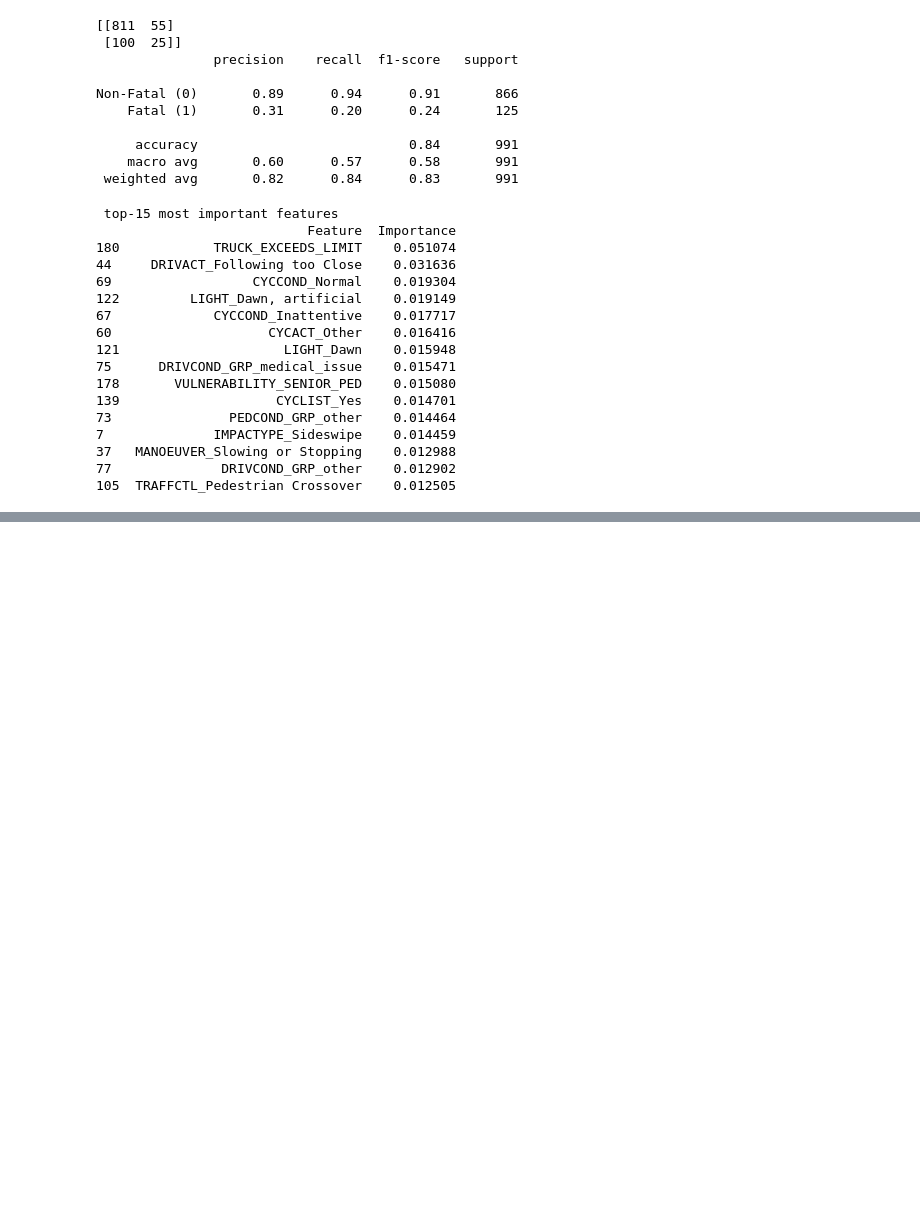
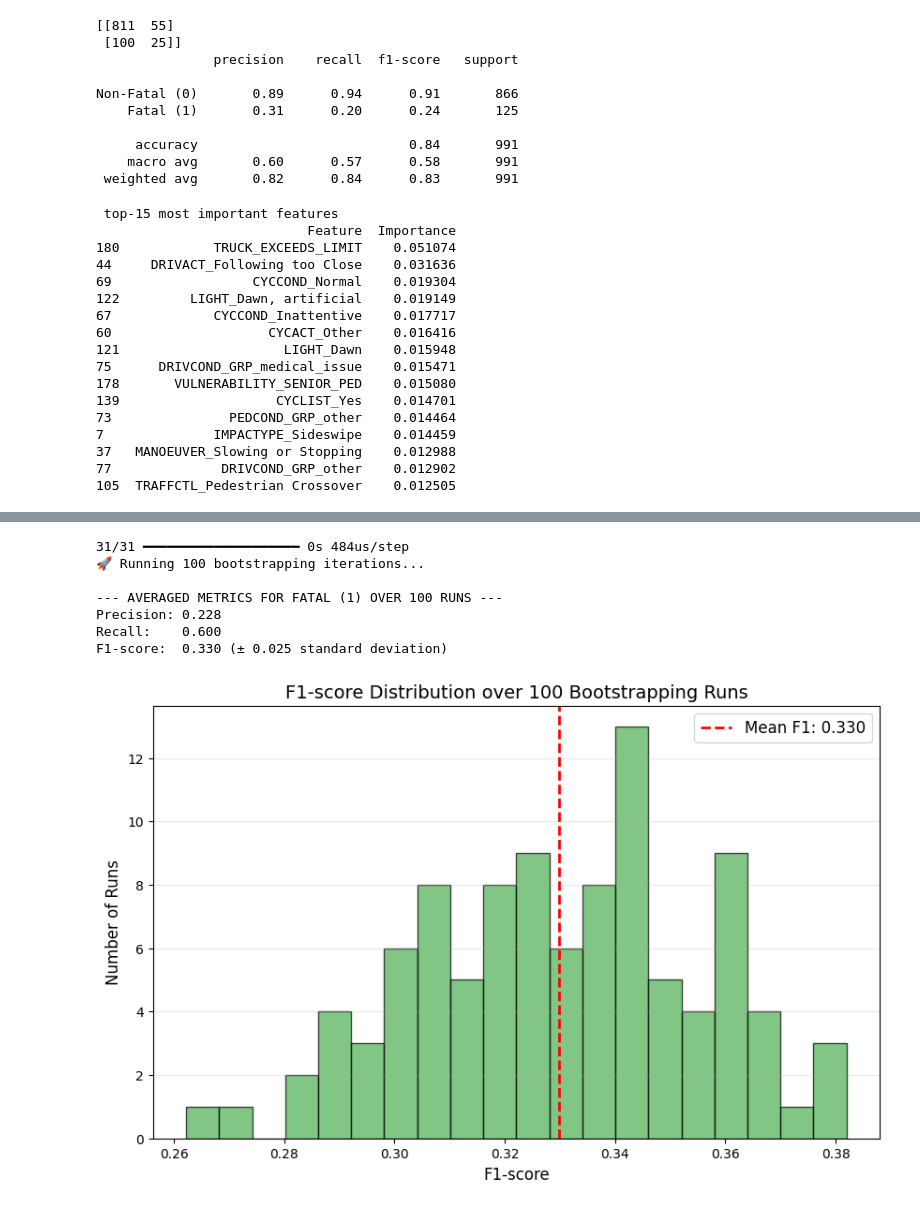
Before and after one commit to balabiberry/toronto_car-crash, a Jupyter notebook: main_new.ipynb, the cells around one changed output, grey strips where cells are left out. Saved outputs shown, nothing was run; the diff lists cells and outputs as text; code cells hidden in the pictures; blank space fills up the shorter version.

```diff
--- a/main_new.ipynb
+++ b/main_new.ipynb
@@ -423,7 +423,7 @@ model_top = Sequential([
 
     Dense(64, activation='swish'),
     BatchNormalization(),
-    Dropout(0.1),
+    Dropout(0.2),
 
     Dense(32, activation='gelu'),
     BatchNormalization(),
@@ -434,17 +434,17 @@ model_top = Sequential([
 ])
 
 model_top.compile(optimizer='adam', loss='binary_crossentropy', metrics=['accuracy'])
-early_stop = EarlyStopping(patience=3, restore_best_weights=True)
+#early_stop = EarlyStopping(patience=7, restore_best_weights=True)
 
-class_weight = {0: 1, 1: 3}
+class_weight = {0: 1, 1: 6}
 
 history_top = model_top.fit(
     X_train_top, y_train_final,
     epochs=50,
-    batch_size=56,
+    batch_size=32,
     validation_split=0.2,
     class_weight=class_weight,
-    callbacks=[early_stop],
+    #callbacks=[early_stop],
     verbose=1
 )
 # %% [output]
@@ -499,0 +503,64 @@ Non-Fatal (0)       0.92      0.80      0.85       866
+# %%
+import numpy as np
+import matplotlib.pyplot as plt
+from sklearn.utils import resample
+from sklearn.metrics import precision_recall_fscore_support
+
+n_iterations = 100
+
+precisions_fatal = []
+recalls_fatal = []
+f1s_fatal = []
+
+y_pred_probs_top = model_top.predict(X_test_top)
+y_pred_top = (y_pred_probs_top > best_threshold).astype(int)
+
+print(f"🚀 Running {n_iterations} bootstrapping iterations...\n")
+
+for i in range(n_iterations):
+    y_test_boot, y_pred_boot = resample(
+        y_test_final, y_pred_top, random_state=i
+    )
+
+    p, r, f, _ = precision_recall_fscore_support(
+        y_test_boot, y_pred_boot, labels=[0, 1], zero_division=0
+    )
+
+    precisions_fatal.append(p[1])
+    recalls_fatal.append(r[1])
+    f1s_fatal.append(f[1])
+
+mean_f1 = np.mean(f1s_fatal)
+std_f1 = np.std(f1s_fatal)
+
+print("--- AVERAGED METRICS FOR FATAL (1) OVER 100 RUNS ---")
+print(f"Precision: {np.mean(precisions_fatal):.3f}")
+print(f"Recall:    {np.mean(recalls_fatal):.3f}")
+print(f"F1-score:  {mean_f1:.3f} (± {std_f1:.3f} standard deviation)\n")
+
+plt.figure(figsize=(10, 6))
+plt.hist(f1s_fatal, bins=20, color='#4CAF50', edgecolor='black', alpha=0.7)
+plt.axvline(
+    mean_f1,
+    color='red',
+    linestyle='dashed',
+    linewidth=2,
+    label=f'Mean F1: {mean_f1:.3f}'
+)
+
+plt.title('F1-score Distribution over 100 Bootstrapping Runs', fontsize=14)
+plt.xlabel('F1-score', fontsize=12)
+plt.ylabel('Number of Runs', fontsize=12)
+plt.legend(fontsize=12)
+plt.grid(axis='y', alpha=0.3)
+
+plt.show()
+# %% [output]
+31/31 ━━━━━━━━━━━━━━━━━━━━ 0s 484us/step
+🚀 Running 100 bootstrapping iterations...
+
+--- AVERAGED METRICS FOR FATAL (1) OVER 100 RUNS ---
+Precision: 0.228
+Recall:    0.600
+F1-score:  0.330 (± 0.025 standard deviation)
+[figure, added]
```
Also changed, not shown: parts of 3 cells of this notebook.
